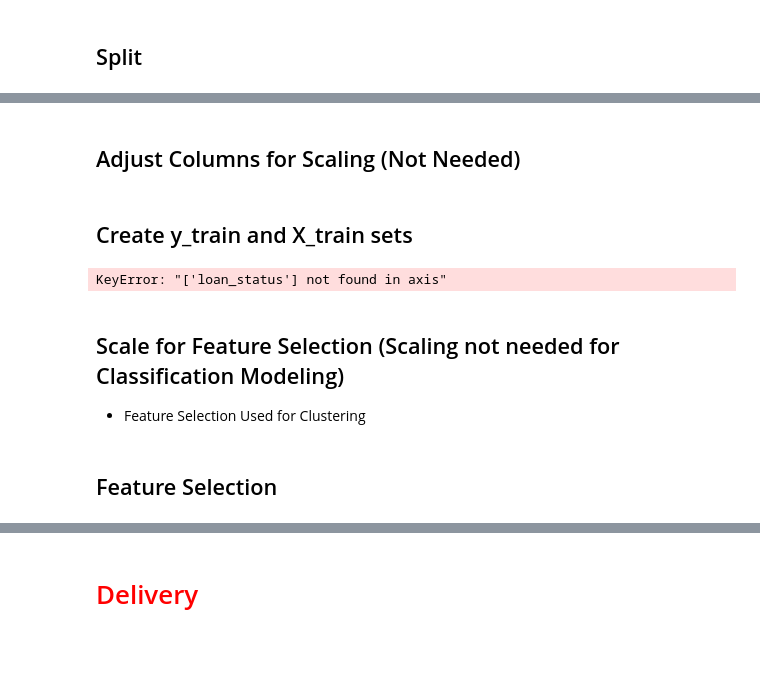
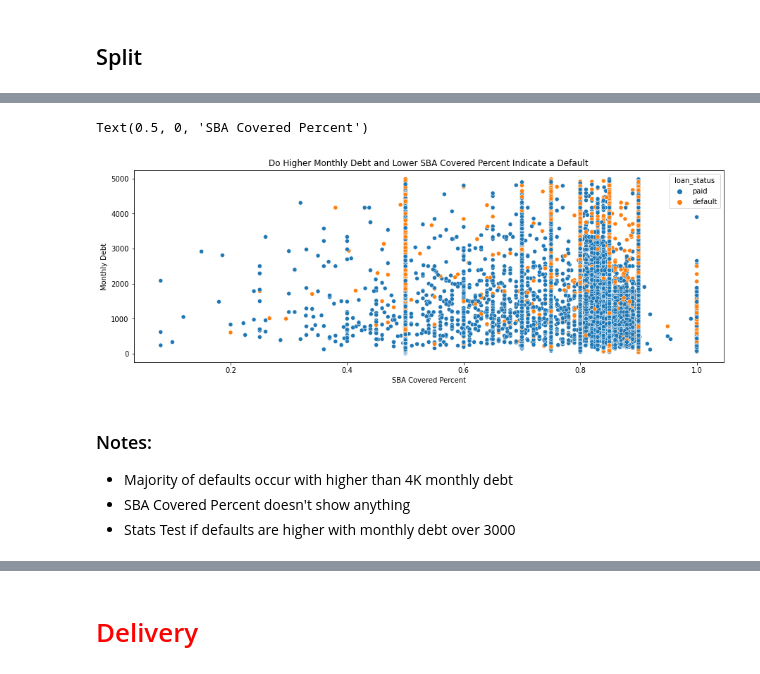
Before and after one commit to kanieladenis/individual_project, a Jupyter notebook: individual_project_sba_loans_working_copy.ipynb, the cells around one changed output, grey strips where cells are left out. Cells and saved outputs as stored; diff of their text form; code cells hidden in the pictures; blank space fills up the shorter version.

```diff
--- a/individual_project_sba_loans_working_copy.ipynb
+++ b/individual_project_sba_loans_working_copy.ipynb
@@ -1141,24 +890,17 @@ cols = [
-# %% [markdown]
-## Adjust Columns for Scaling (Not Needed)
-# %% [markdown]
-## Create y_train and X_train sets
-# %%
-# establish target column
-target = 'loan_status'
-
-# create X & y version of train, validate, test with y the target and X are the features.
-X_train = train[cols].drop(columns=[target])
-y_train = train[[target]]
-
-X_validate = validate[cols].drop(columns=[target])
-y_validate = validate[[target]]
-
-X_test = test[cols].drop(columns=[target])
-y_test = test[[target]]
-# %% [output]
-KeyError: "['loan_status'] not found in axis"
-# %% [markdown]
-## Scale for Feature Selection (Scaling not needed for Classification Modeling)
-- Feature Selection Used for Clustering
-# %% [markdown]
-## Feature Selection
+# %%
+# zoom in for monthly debt < 10,000
+mo_debt_10k = train[train.monthly_debt < 5000]
+
+plt.figure(figsize=(15,5))
+sns.scatterplot(data=mo_debt_10k, x='sba_percent', y='monthly_debt', hue='loan_status')
+plt.title('Do Higher Monthly Debt and Lower SBA Covered Percent Indicate a Default')
+plt.ylabel('Monthly Debt')
+plt.xlabel('SBA Covered Percent')
+# %% [output]
+Text(0.5, 0, 'SBA Covered Percent')
+[figure, added]
+# %% [markdown]
+### Notes:
+- Majority of defaults occur with higher than 4K monthly debt
+- SBA Covered Percent doesn't show anything
+- Stats Test if defaults are higher with monthly debt over 3000
```
Also changed, not shown: parts of 189 cells of this notebook, 1 other file.
